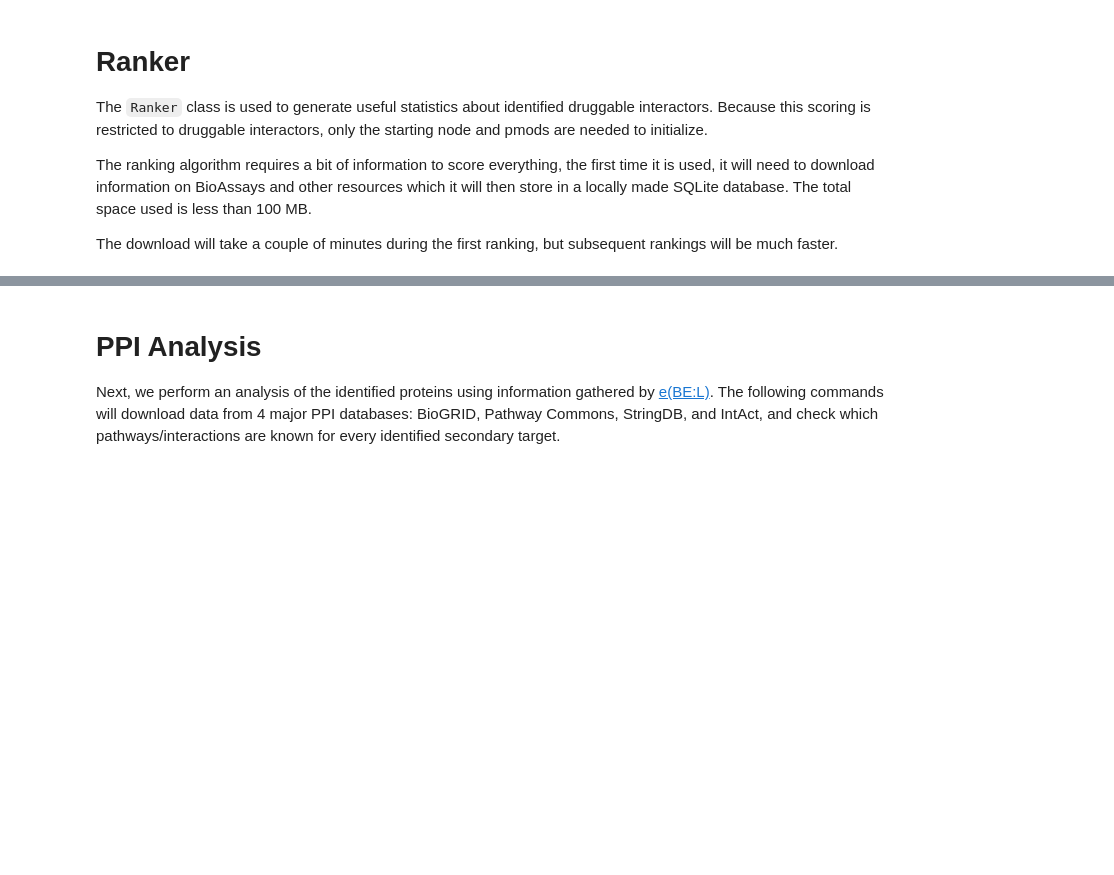
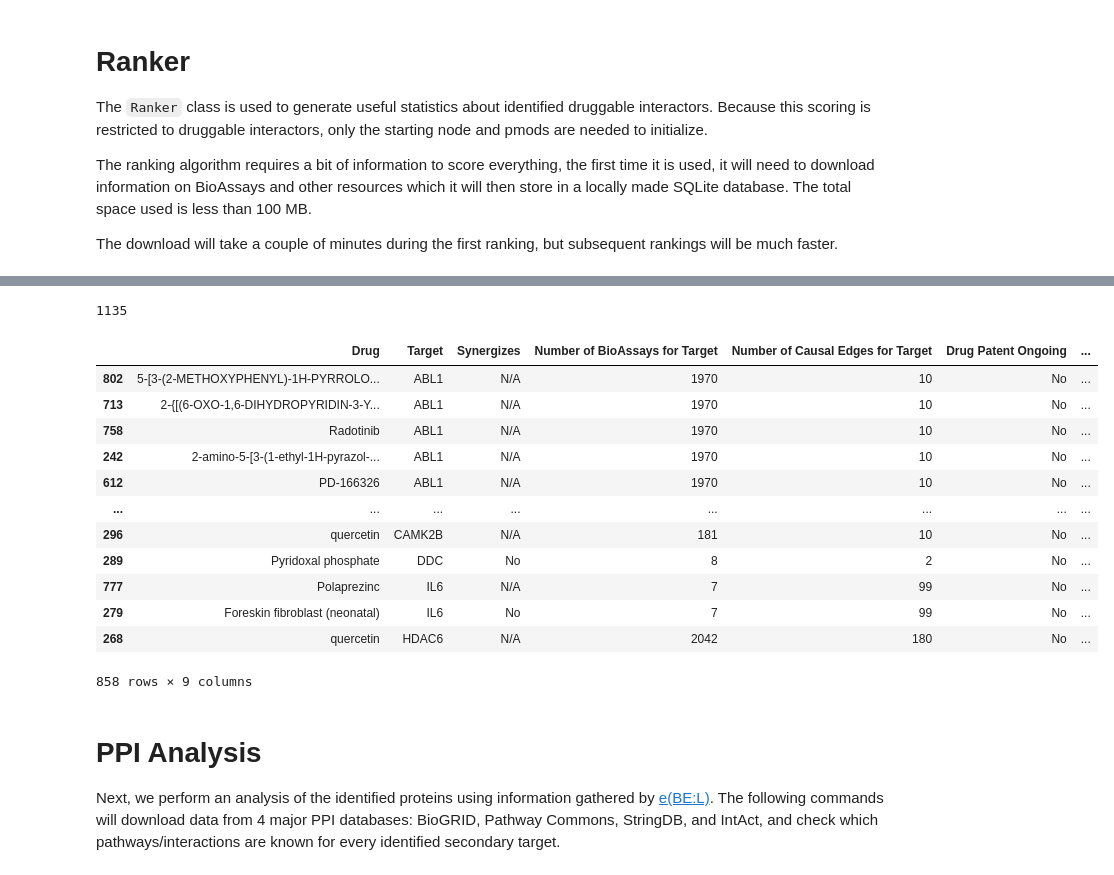
Before and after one commit to e-bel/drugintfinder, a Jupyter notebook: notebooks/Tutorial.ipynb, the cells around one changed output, grey strips where cells are left out. Cells and saved outputs as stored; diff of their text form; code cells hidden in the pictures; blank space fills up the shorter version.

```diff
--- a/notebooks/Tutorial.ipynb
+++ b/notebooks/Tutorial.ipynb
@@ -76,3 +100,24 @@ summary
+# %%
+import pandas as pd
+summary[summary.Target == "APP"]["Number of BioAssays for Target"].iloc[0]
+# %% [output]
+1135
+# %%
+summary.sort_values(by="BioAssays per Known Drug Target", ascending=False)
+# %% [output]
+|  | Drug | Target | Synergizes | Number of BioAssays for Target | Number of Causal Edges for Target | Drug Patent Ongoing | ... |
+| 802 | 5-[3-(2-METHOXYPHENYL)-1H-PYRROLO... | ABL1 | N/A | 1970 | 10 | No | ... |
+| 713 | 2-{[(6-OXO-1,6-DIHYDROPYRIDIN-3-Y... | ABL1 | N/A | 1970 | 10 | No | ... |
+| 758 | Radotinib | ABL1 | N/A | 1970 | 10 | No | ... |
+| 242 | 2-amino-5-[3-(1-ethyl-1H-pyrazol-... | ABL1 | N/A | 1970 | 10 | No | ... |
+| 612 | PD-166326 | ABL1 | N/A | 1970 | 10 | No | ... |
+| ... | ... | ... | ... | ... | ... | ... | ... |
+| 296 | quercetin | CAMK2B | N/A | 181 | 10 | No | ... |
+| 289 | Pyridoxal phosphate | DDC | No | 8 | 2 | No | ... |
+| 777 | Polaprezinc | IL6 | N/A | 7 | 99 | No | ... |
+| 279 | Foreskin fibroblast (neonatal) | IL6 | No | 7 | 99 | No | ... |
+| 268 | quercetin | HDAC6 | N/A | 2042 | 180 | No | ... |
+858 rows × 9 columns
 # %% [markdown]
 # PPI Analysis
 Next, we perform an analysis of the identified proteins using information gathered by [e(BE:L)](https://github.com/e-bel/ebel).
```
Also changed, not shown: parts of 4 cells of this notebook.
